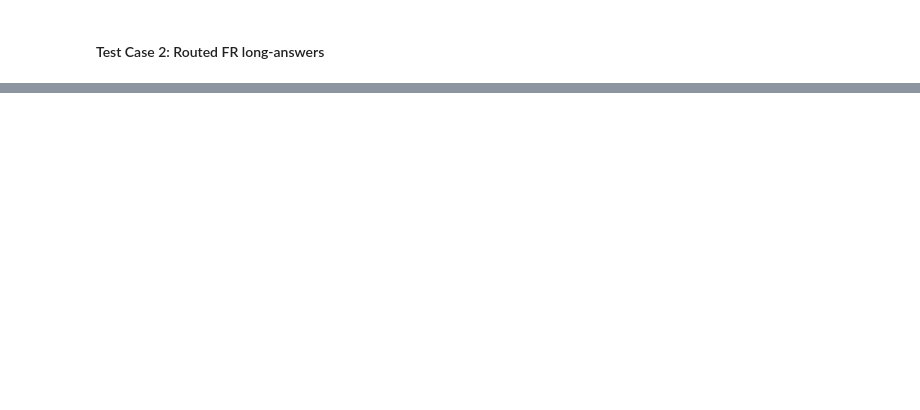
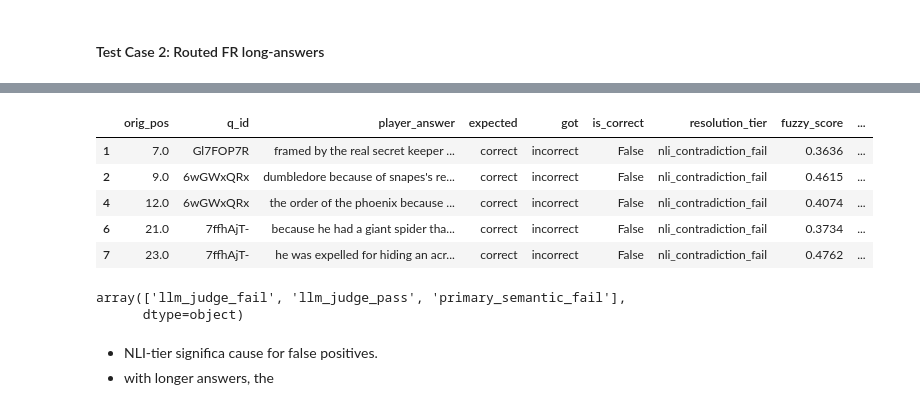
Before and after one commit to RSipra/semantic_verification_engine, a Jupyter notebook: notebooks/02_research/08_nlp_lab_v0.ipynb, the cells around one changed output, grey strips where cells are left out. Cells and saved outputs as stored; diff of their text form; code cells hidden in the pictures; blank space fills up the shorter version.

```diff
--- a/notebooks/02_research/08_nlp_lab_v0.ipynb
+++ b/notebooks/02_research/08_nlp_lab_v0.ipynb
@@ -1620,7 +1634,7 @@ run_test_with_llm = False
 
 # TEST:
 if run_test_with_llm:
-    test_results_c1_llm = lab.run_ex_evaluation_suite(ex_test_suite_2, runtime_df, use_llm=True)
+    test_results_21_fr_edge_dict = lab.run_ex_evaluation_suite(ex_test_suite_2, runtime_df, use_llm=True, use_nli=True)
 # %% [output]
 🚀 Starting EX Evaluation Suite (LLM Enabled: True)
 --------------------------------------------------
@@ -1808,7 +1875,7 @@ ex_test_suite_3 = {
         'explanation': "Professor Trelawney's second true prophecy occurred during an O.W.L. Divination exam in the Prisoner of Azkaban. She declared that the Dark Lord would rise again and that his servant, Peter Pettigrew, would break free and rejoin him. This prophecy foreshadowed Pettigrew's escape and role in Voldemort's return.",
         'test_cases': [
             # Voldemort was in Albania, not Romania. A strict LLM judge should catch this.
-            {'player_answer': 'voldemort wouold come back again after peter returned to him in Romania', 'expected': 'incorrect', 'test_type': 'hallucinated_detail'},
+            {'player_answer': 'voldemort would come back again after peter returned to him in Romania', 'expected': 'incorrect', 'test_type': 'hallucinated_detail'},
             {'player_answer': 'voldemort is coming back', 'expected': 'incorrect', 'test_type': 'partial_answer'},
             {'player_answer': 'peter was not hiding anymore as scabbers', 'expected': 'incorrect', 'test_type': 'tangential_fact'},
             {'player_answer': 'the dark lord will rise again with his servants help tonight', 'expected': 'correct', 'test_type': 'close_paraphrase'},
@@ -1845,15 +1912,28 @@ ex_test_suite_3 = {
         ]
     }
 }
+# post-processing indexer
+# map position based on a master_id, player_answer key.
+pos_map_3 = {}
+counter = 1
+for q_id, q_data in ex_test_suite_3.items():
+    for tc in q_data["test_cases"]:
+        key = (q_id, tc["player_answer"])
+        pos_map_3[key] = counter
+        counter += 1
+
+# method to append test case num to test results as dict converted to df
+def make_key_3(r):
+    return (r["q_id"], r["player_answer"])
 # %%
-## TEST 3:  Tracer EX designated test cases for EX EVALUATOR, Tiered evaluation + WITH LLM ESCALATION (tier-4)
+## TEST 3.1:  Tracer EX designated test cases for EX EVALUATOR, Tiered evaluation + WITH LLM ESCALATION (tier-4)
 
 # TEST TOGGLE:
-run_test_with_llm = True
+run_test_with_llm = False
 
 # TEST:
 if run_test_with_llm:
-    test_results_c1_llm = lab.run_ex_evaluation_suite(ex_test_suite_3, runtime_df, use_llm=True)
+    test_results_3_ex = lab.run_ex_evaluation_suite(ex_test_suite_3, runtime_df, use_llm=True, use_nli=True)
 # %% [output]
 🚀 Starting EX Evaluation Suite (LLM Enabled: True)
 --------------------------------------------------
@@ -1872,3 +1952,18 @@ Avg LLM Latency:      14.35s (Escalation path)
 --------------------------------------------------
 LLM Escalations:      14 (50.00% of total traffic)
 LLM Accuracy:         12/14 (85.71%)
+# %%
+# view results
+# convert failed test results to a df
+test_3_fail_df = pd.DataFrame([{"orig_pos": pos_map_3.get(make_key(r), None),
+                                 **{k: v for k, v in r.items() if k != "telemetry"},
+                                 **r["telemetry"].__dict__}
+                                for r in test_results_3_ex['failed']
+                                ])
+# group results by resolution tier for main failure causes
+test_3_fail_df.groupby('resolution_tier').agg(count=("player_answer","count"),
+                                               fuzzy_mean=("fuzzy_score", "mean"),
+                                               prime_sim=('primary_similarity_score', 'mean'),
+                                               entailment_count=("nli_label", lambda x: (x == "entailment").sum()),
+                                               neutral_count=("nli_label", lambda x: (x == "neutral").sum()),
+                                               nli_confidence=("nli_confidence", "mean")).round(4)
@@ -1874,0 +1977,23 @@ LLM Accuracy:         12/14 (85.71%)
+# %%
+test_3_fail_df[test_3_fail_df['resolution_tier']=='nli_contradiction_fail']
+# %% [output]
+|  | orig_pos | q_id | player_answer | expected | got | is_correct | resolution_tier | fuzzy_score | ... |
+| 1 | 7.0 | Gl7FOP7R | framed by the real secret keeper ... | correct | incorrect | False | nli_contradiction_fail | 0.3636 | ... |
+| 2 | 9.0 | 6wGWxQRx | dumbledore because of snapes's re... | correct | incorrect | False | nli_contradiction_fail | 0.4615 | ... |
+| 4 | 12.0 | 6wGWxQRx | the order of the phoenix because ... | correct | incorrect | False | nli_contradiction_fail | 0.4074 | ... |
+| 6 | 21.0 | 7ffhAjT- | because he had a giant spider tha... | correct | incorrect | False | nli_contradiction_fail | 0.3734 | ... |
+| 7 | 23.0 | 7ffhAjT- | he was expelled for hiding an acr... | correct | incorrect | False | nli_contradiction_fail | 0.4762 | ... |
+# %%
+test_3_pass_df = pd.DataFrame([{"orig_pos": pos_map_3.get(make_key(r), None),
+                                 **{k: v for k, v in r.items() if k != "telemetry"},
+                                 **r["telemetry"].__dict__}
+                                for r in test_results_3_ex['passed']
+                                ])
+
+test_3_pass_df.resolution_tier.unique()
+# %% [output]
+array(['llm_judge_fail', 'llm_judge_pass', 'primary_semantic_fail'],
+      dtype=object)
+# %% [markdown]
+- NLI-tier significa cause for false positives.
+- with longer answers, the
```
Also changed, not shown: parts of 23 cells of this notebook, 4 other files.
